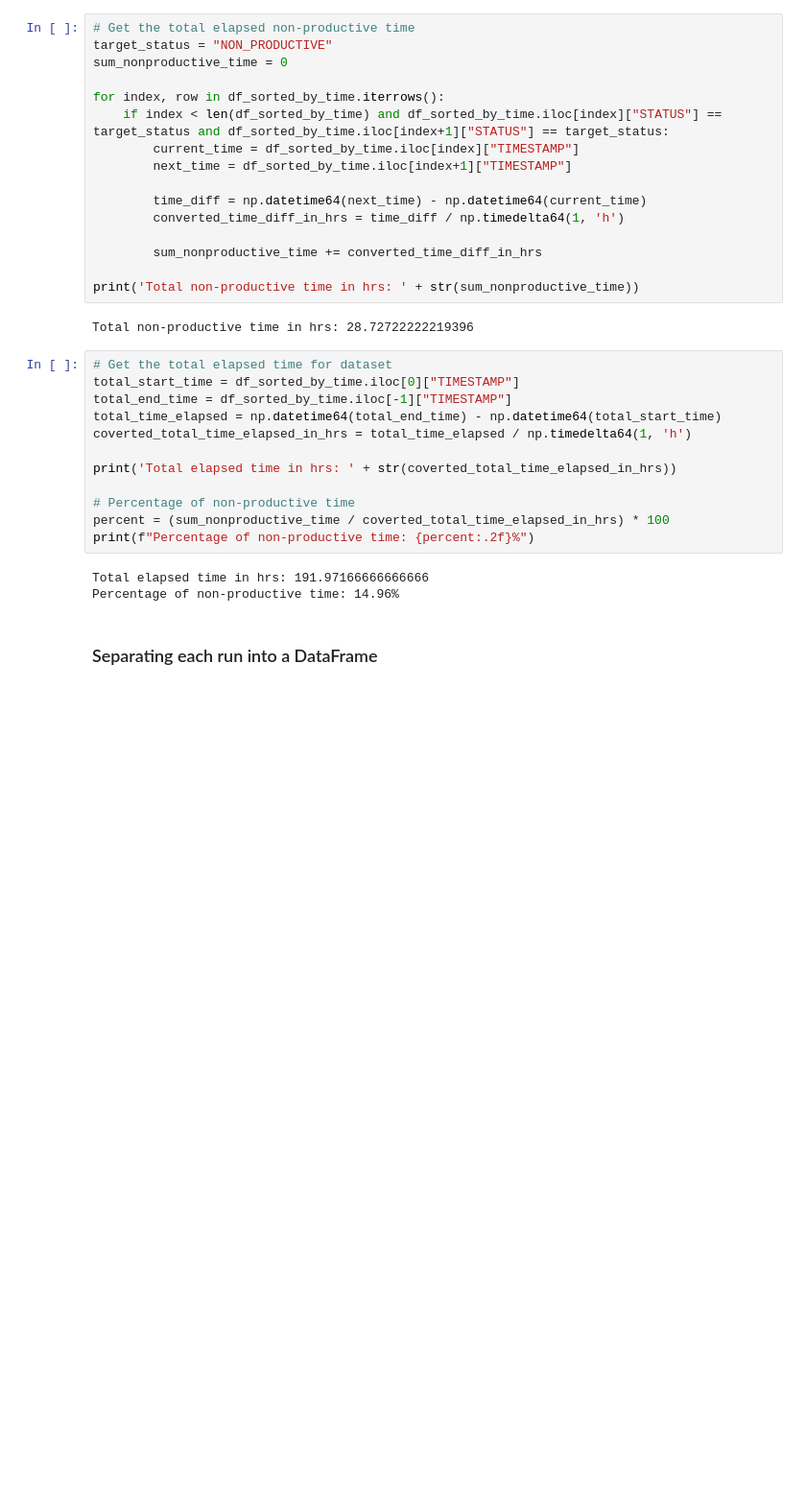
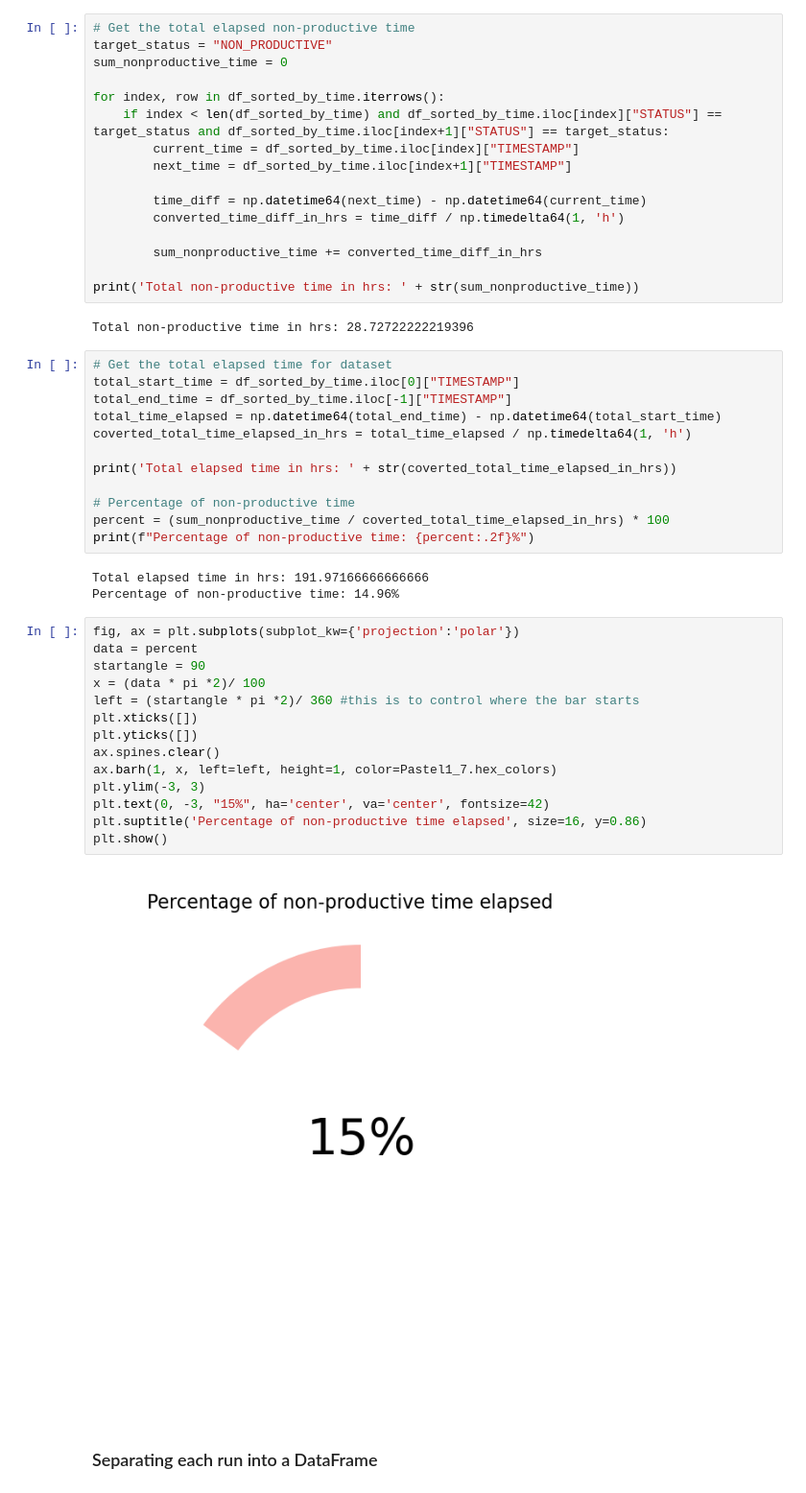
Before and after one commit to baumannkev/QDS_Hacks, a Jupyter notebook: Tracy_QDS_2023.ipynb, the cells around one changed output. Shown at 96% size. Saved outputs shown, nothing was run; the diff lists cells and outputs as text; blank space fills up the shorter version.

Commit message:
Graphs ver 1

```diff
--- a/Tracy_QDS_2023.ipynb
+++ b/Tracy_QDS_2023.ipynb
@@ -388,6 +389,22 @@ print(f"Percentage of non-productive time: {percent:.2f}%")
 # %% [output]
 Total elapsed time in hrs: 191.97166666666666
 Percentage of non-productive time: 14.96%
+# %%
+fig, ax = plt.subplots(subplot_kw={'projection':'polar'})
+data = percent
+startangle = 90
+x = (data * pi *2)/ 100
+left = (startangle * pi *2)/ 360 #this is to control where the bar starts
+plt.xticks([])
+plt.yticks([])
+ax.spines.clear()
+ax.barh(1, x, left=left, height=1, color=Pastel1_7.hex_colors)
+plt.ylim(-3, 3)
+plt.text(0, -3, "15%", ha='center', va='center', fontsize=42)
+plt.suptitle('Percentage of non-productive time elapsed', size=16, y=0.86)
+plt.show()
+# %% [output]
+[figure, added]
 # %% [markdown]
 ### Separating each run into a DataFrame
 # %%
```
Also changed, not shown: parts of 4 cells of this notebook, 4 other files.
